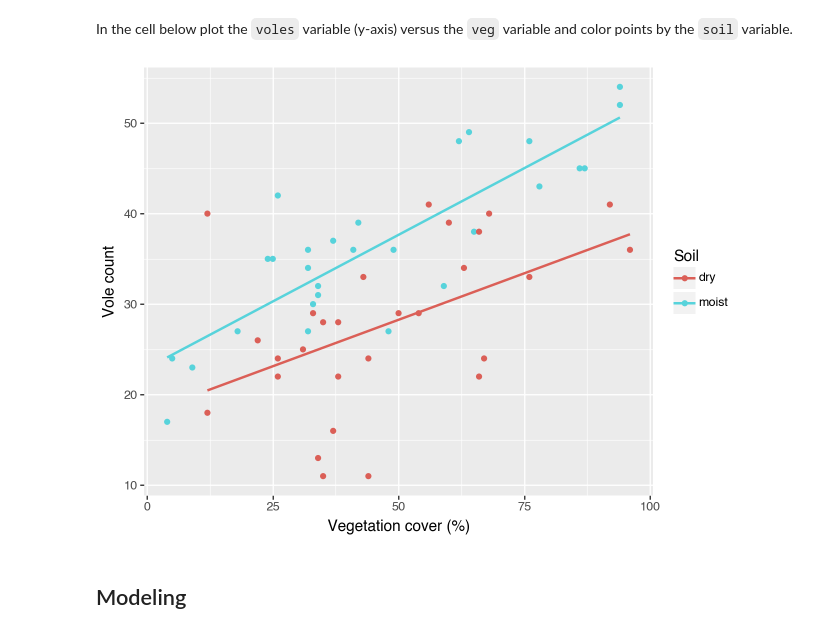
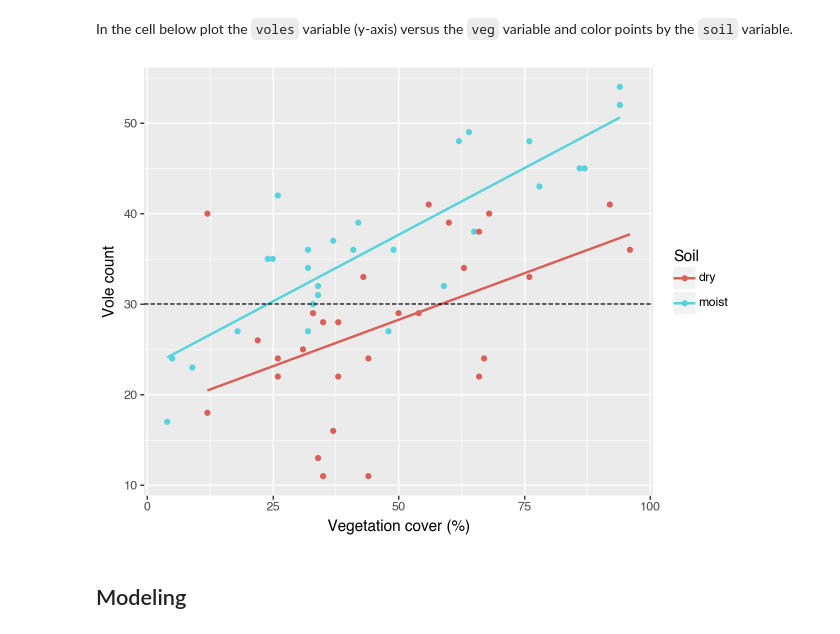
Before and after one commit to hartsock/a05, a Jupyter notebook: assignment6.ipynb, the cells around one changed output. Cells and saved outputs as stored; diff of their text form; code cells hidden in the pictures.

```diff
--- a/assignment6.ipynb
+++ b/assignment6.ipynb
@@ -48,14 +48,17 @@ Let's make a few figures from `df_voles` using `ggplot` from **Plotnine**.
 # %% [markdown]
 In the cell below plot the `voles` variable (y-axis) versus the `veg` variable and color points by the `soil` variable.
 # %%
+# Note: geom_smooth fits a separate line per soil type (for exploration only);
+# the parallel-slopes model below forces a shared slope.
 voles_plot = (ggplot(df_voles, aes(x='veg', y='voles', color='soil'))
  + geom_point()
  + geom_smooth(method='lm', se=False)
+ + geom_hline(yintercept=30, linetype='dashed')
  + labs(x='Vegetation cover (%)', y='Vole count', color='Soil')
 )
 voles_plot
 # %% [output]
-[figure, old version]
+[figure, new version]
 # %% [markdown]
 ## Modeling
 # %% [markdown]
```
Also changed, not shown: parts of 4 cells of this notebook.
